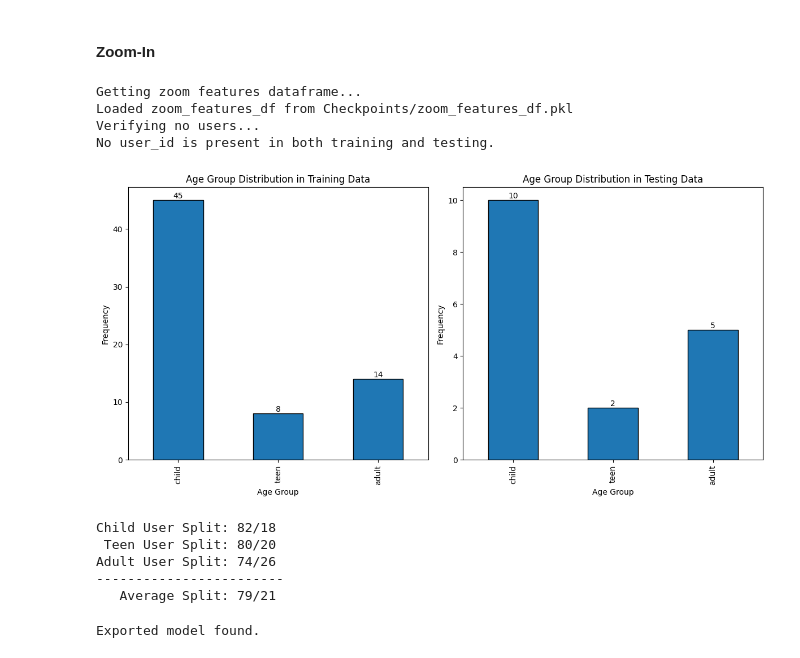
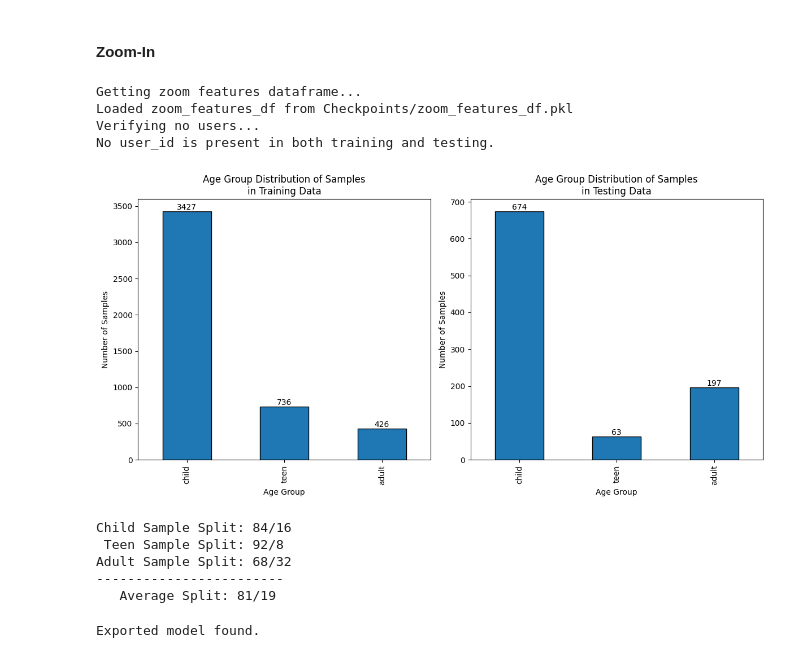
Before and after one commit to tbirms/ChildSafetyProject, a Jupyter notebook: Notebooks/age-group-classification-parallel-fusion.ipynb, the cells around one changed output. Saved outputs shown, nothing was run; the diff lists cells and outputs as text; code cells hidden in the pictures.

```diff
--- a/Notebooks/age-group-classification-parallel-fusion.ipynb
+++ b/Notebooks/age-group-classification-parallel-fusion.ipynb
@@ -3267,32 +3329,32 @@ del y_pred
 # %%
 # globals
 gesture = 'zoom'
 device_type = 'tablet'
 direction = 'zoom-in'
 
 # get data
 df = get_features_df(gesture, device_type, direction)
 
 # split data
 X_train, X_test, y_train, y_test, groups = train_test_split_on_users(df)
 verify_users(X_train, X_test)
-plot_train_test_split(X_train, X_test)
-report_train_test_split(X_train, X_test)
+plot_train_test_sample_split(X_train, X_test)
+report_train_test_sample_split(X_train, X_test)
 
 # remove unnused columns
 X_train = remove_columns(X_train)
 X_test = remove_columns(X_test)
 # %% [output]
 Getting zoom features dataframe...
 Loaded zoom_features_df from Checkpoints/zoom_features_df.pkl
 Verifying no users...
 No user_id is present in both training and testing.
-[figure, old version]
+[figure, new version]
-Child User Split: 82/18
- Teen User Split: 80/20
-Adult User Split: 74/26
+Child Sample Split: 84/16
+ Teen Sample Split: 92/8
+Adult Sample Split: 68/32
 ------------------------
-   Average Split: 79/21
+   Average Split: 81/19
 # %%
 # check if the exported model exists before running TPOT
 if not exported_model_exists(gesture, device_type, direction):
```
Also changed, not shown: parts of 14 cells of this notebook.
